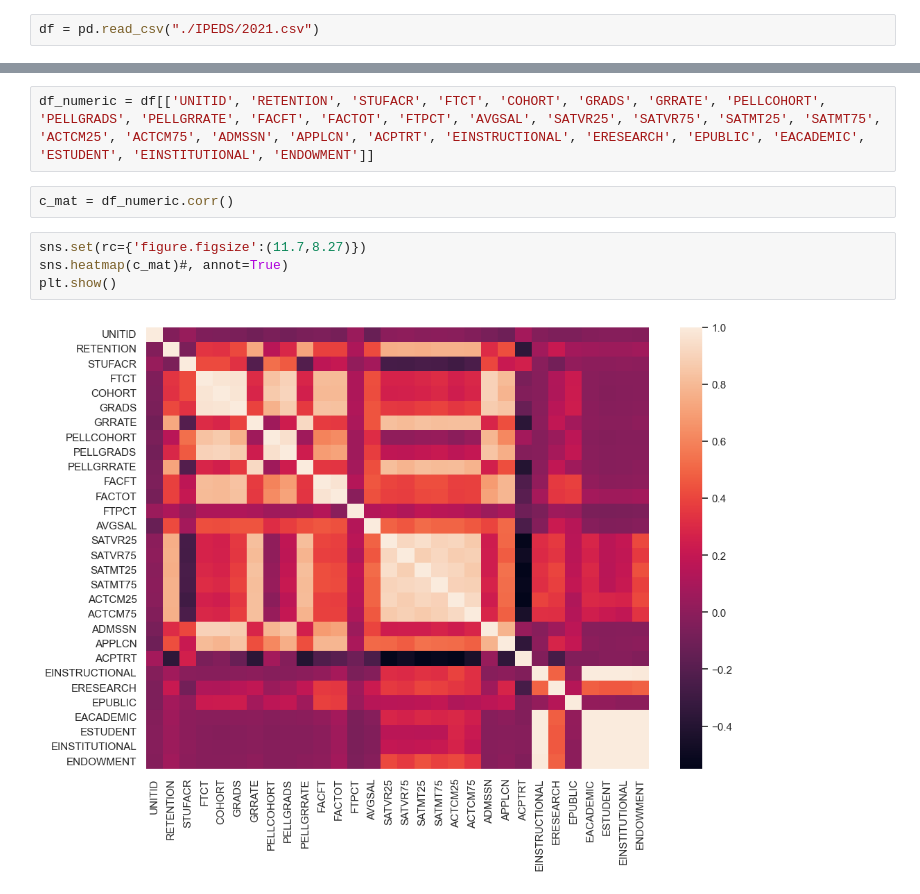
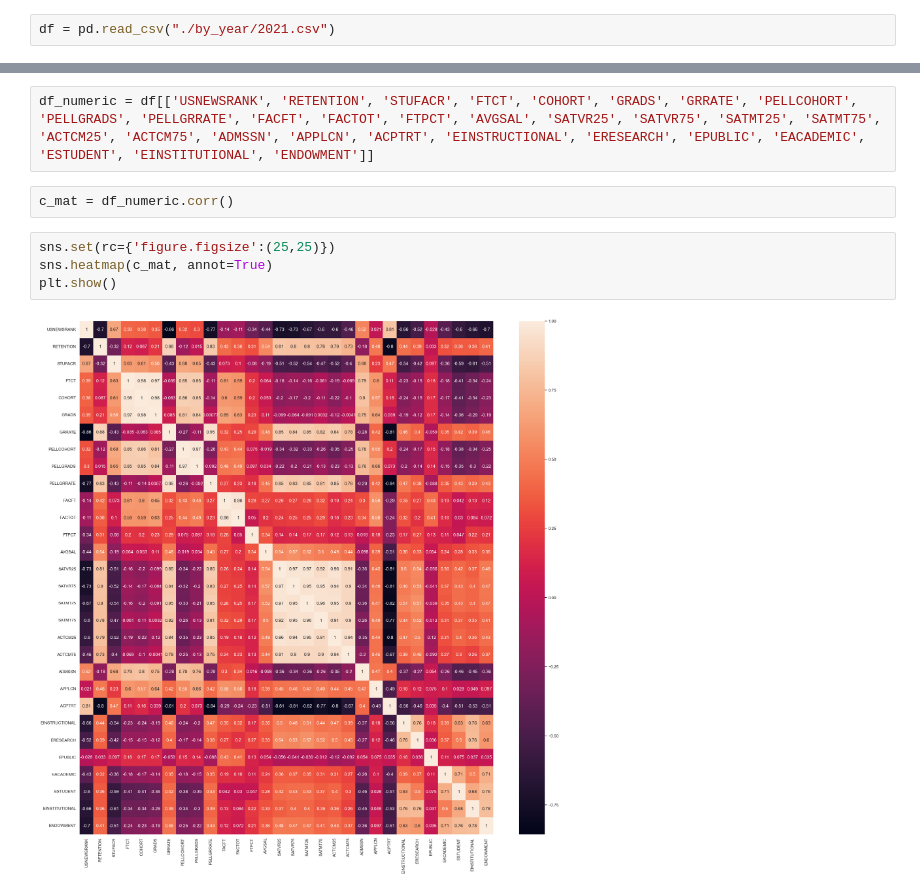
Before and after one commit to fadilf/college, a Jupyter notebook: EDA.ipynb, the cells around one changed output, grey strips where cells are left out. Drawn from its saved outputs; the diff is of its cells as text.

```diff
--- a/EDA.ipynb
+++ b/EDA.ipynb
@@ -3,4 +3,4 @@ import pandas as pd
 import matplotlib.pyplot as plt
 import seaborn as sns
 # %%
-df = pd.read_csv("./IPEDS/2021.csv")
+df = pd.read_csv("./by_year/2021.csv")
@@ -17,10 +7,10 @@ Index(['UNITID', 'INSTNM', 'COUNTYNM', 'CITY', 'STABBR', 'ZIP', 'WEBADDR',
 # %%
-df_numeric = df[['UNITID', 'RETENTION', 'STUFACR', 'FTCT', 'COHORT', 'GRADS', 'GRRATE', 'PELLCOHORT', 'PELLGRADS', 'PELLGRRATE', 'FACFT', 'FACTOT', 'FTPCT', 'AVGSAL', 'SATVR25', 'SATVR75', 'SATMT25', 'SATMT75', 'ACTCM25', 'ACTCM75', 'ADMSSN', 'APPLCN', 'ACPTRT', 'EINSTRUCTIONAL', 'ERESEARCH', 'EPUBLIC', 'EACADEMIC', 'ESTUDENT', 'EINSTITUTIONAL', 'ENDOWMENT']]
+df_numeric = df[['USNEWSRANK', 'RETENTION', 'STUFACR', 'FTCT', 'COHORT', 'GRADS', 'GRRATE', 'PELLCOHORT', 'PELLGRADS', 'PELLGRRATE', 'FACFT', 'FACTOT', 'FTPCT', 'AVGSAL', 'SATVR25', 'SATVR75', 'SATMT25', 'SATMT75', 'ACTCM25', 'ACTCM75', 'ADMSSN', 'APPLCN', 'ACPTRT', 'EINSTRUCTIONAL', 'ERESEARCH', 'EPUBLIC', 'EACADEMIC', 'ESTUDENT', 'EINSTITUTIONAL', 'ENDOWMENT']]
 # %%
 c_mat = df_numeric.corr()
 # %%
-sns.set(rc={'figure.figsize':(11.7,8.27)})
-sns.heatmap(c_mat)#, annot=True)
+sns.set(rc={'figure.figsize':(25,25)})
+sns.heatmap(c_mat, annot=True)
 plt.show()
 # %% [output]
-[figure, old version]
+[figure, new version]
```
Also changed, not shown: parts of 1 cell of this notebook, 13 other files.
